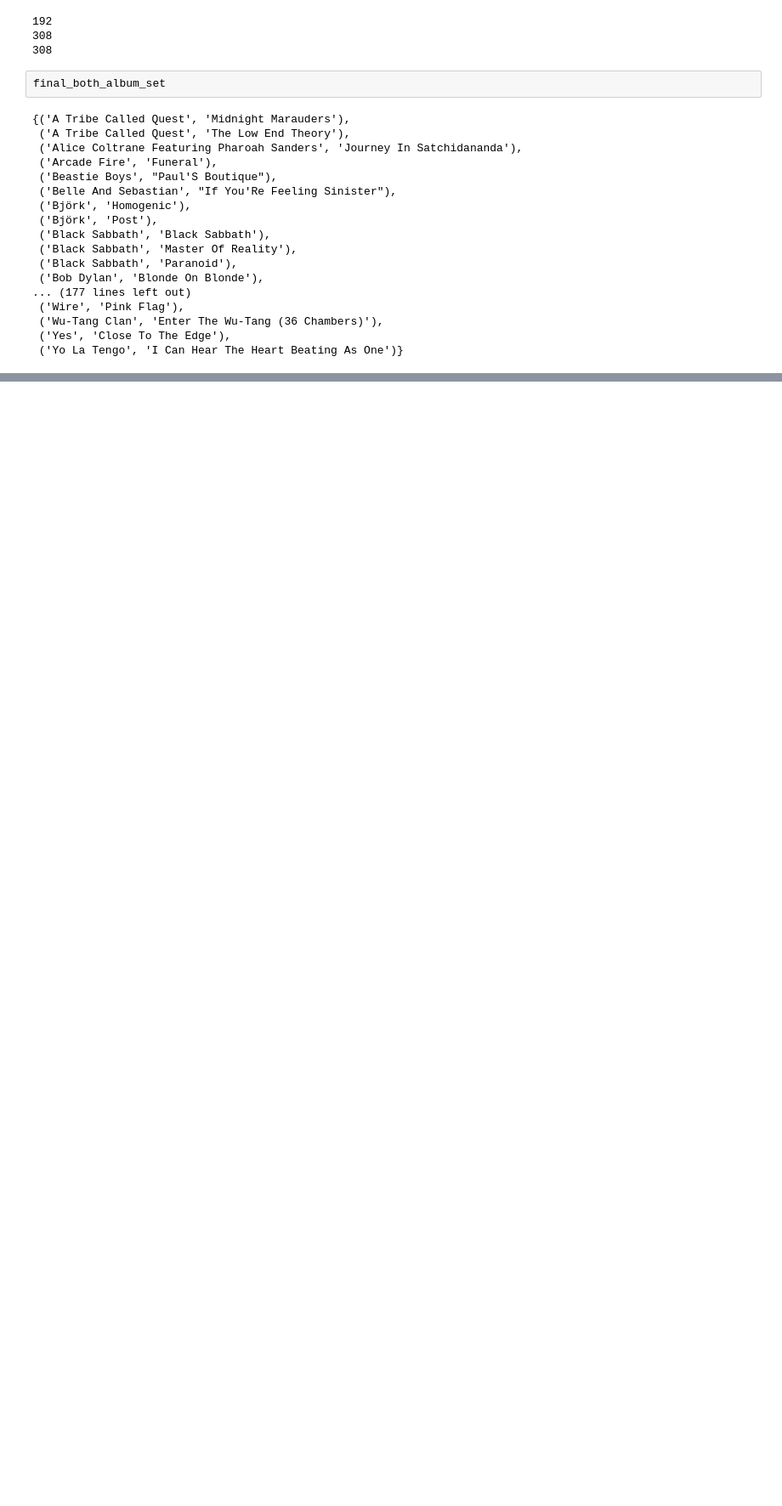
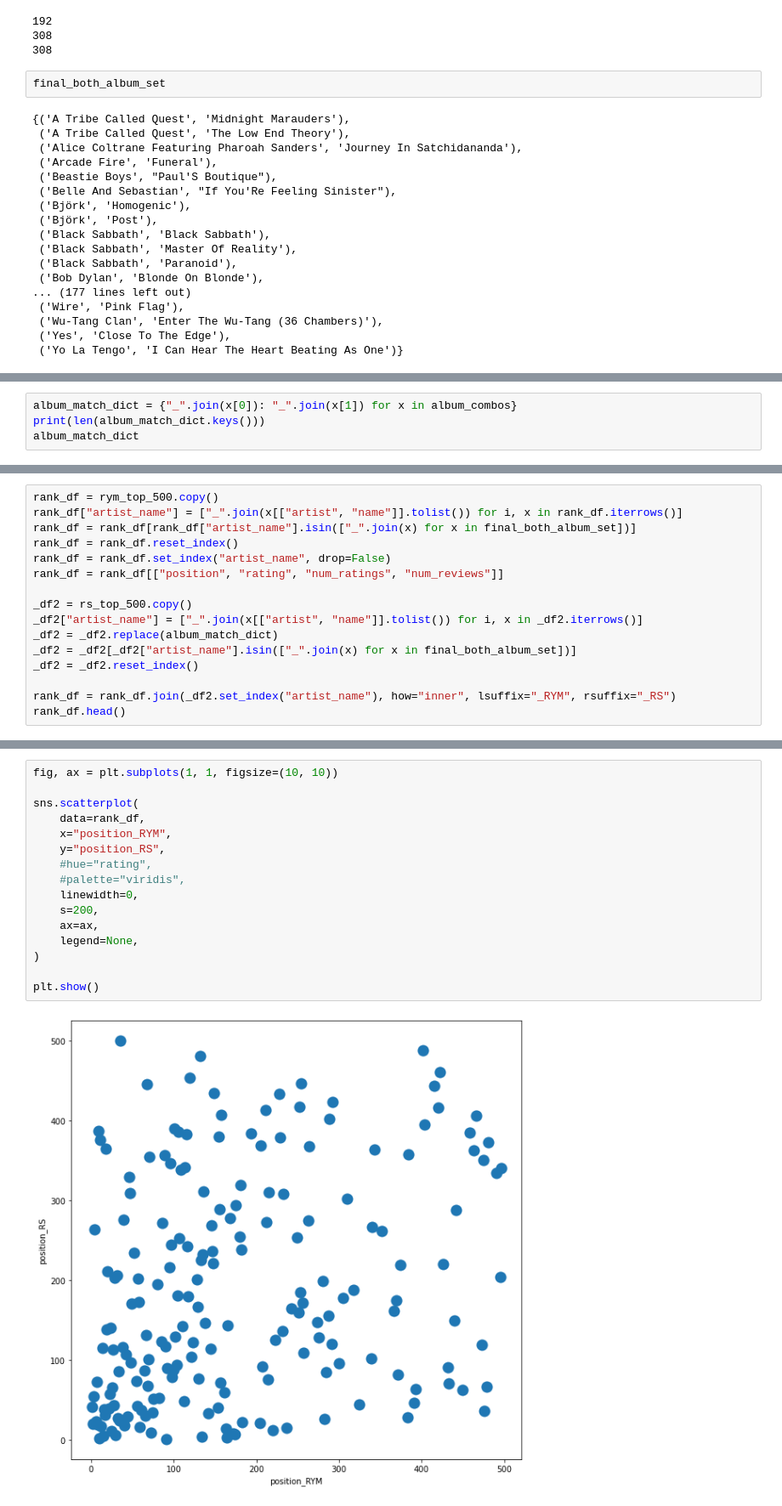
Before and after one commit to gibsramen/rym_vs_rolling_stones_top_500, a Jupyter notebook: notebooks/plot.ipynb, the cells around one changed output, grey strips where cells are left out. Shown: that part at 85% size. Cells and saved outputs as stored; diff of their text form; blank space fills up the shorter version.

```diff
--- a/notebooks/plot.ipynb
+++ b/notebooks/plot.ipynb
@@ -218,0 +262,4 @@ plt.show()
+# %%
+album_match_dict = {"_".join(x[0]): "_".join(x[1]) for x in album_combos}
+print(len(album_match_dict.keys()))
+album_match_dict
@@ -218,0 +285,16 @@ plt.show()
+# %%
+rank_df = rym_top_500.copy()
+rank_df["artist_name"] = ["_".join(x[["artist", "name"]].tolist()) for i, x in rank_df.iterrows()]
+rank_df = rank_df[rank_df["artist_name"].isin(["_".join(x) for x in final_both_album_set])]
+rank_df = rank_df.reset_index()
+rank_df = rank_df.set_index("artist_name", drop=False)
+rank_df = rank_df[["position", "rating", "num_ratings", "num_reviews"]]
+
+_df2 = rs_top_500.copy()
+_df2["artist_name"] = ["_".join(x[["artist", "name"]].tolist()) for i, x in _df2.iterrows()]
+_df2 = _df2.replace(album_match_dict)
+_df2 = _df2[_df2["artist_name"].isin(["_".join(x) for x in final_both_album_set])]
+_df2 = _df2.reset_index()
+
+rank_df = rank_df.join(_df2.set_index("artist_name"), how="inner", lsuffix="_RYM", rsuffix="_RS")
+rank_df.head()
@@ -219,2 +315,20 @@ plt.show()
+# %%
+fig, ax = plt.subplots(1, 1, figsize=(10, 10))
+
+sns.scatterplot(
+    data=rank_df,
+    x="position_RYM",
+    y="position_RS",
+    #hue="rating",
+    #palette="viridis",
+    linewidth=0,
+    s=200,
+    ax=ax,
+    legend=None,
+)
+
+plt.show()
+# %% [output]
+[figure, added]
 # %%
 fig = plt.figure(figsize=(18, 9))
```
Also changed, not shown: parts of 18 cells of this notebook.
